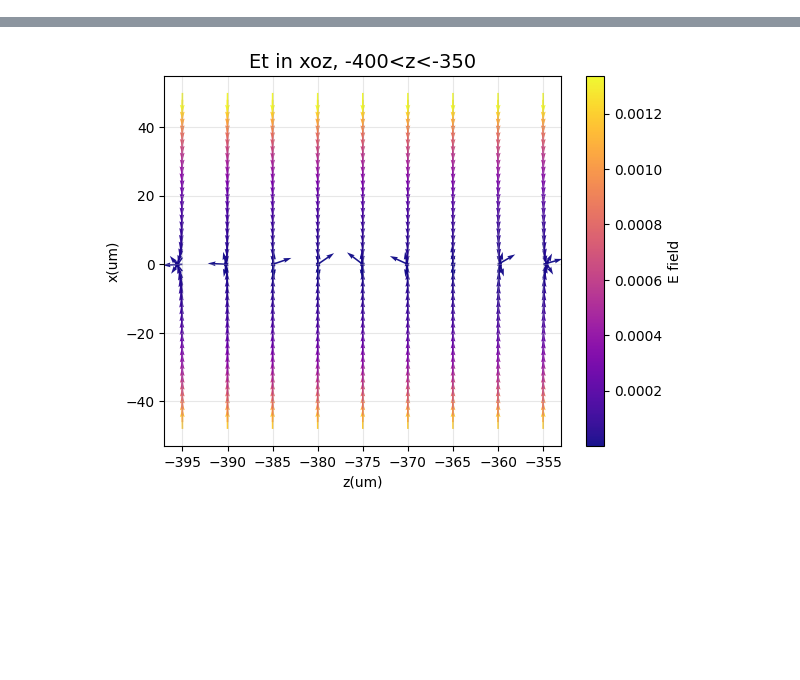
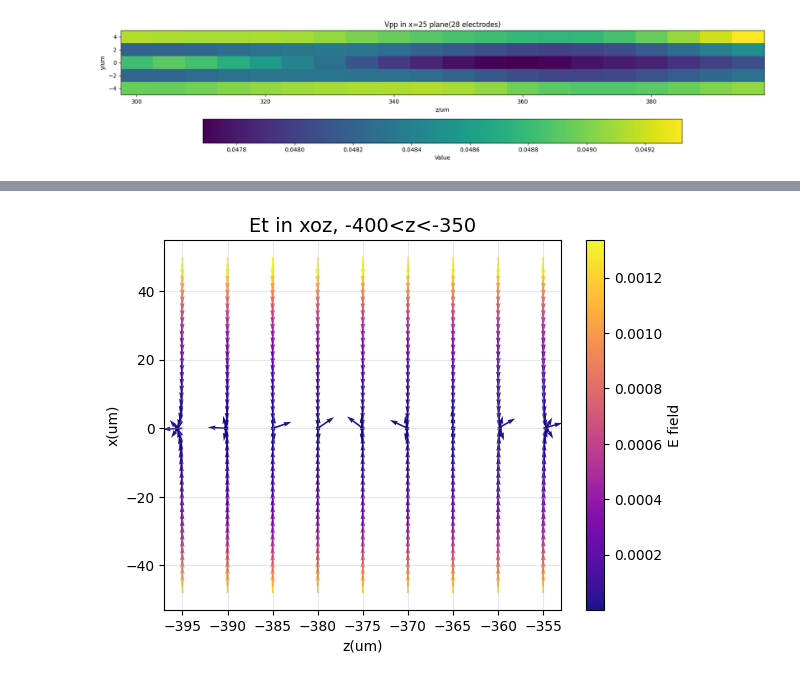
Before and after one commit to ylctql/ion-dynamic-simulation, a Jupyter notebook: src/field.ipynb, the cells around one changed output, grey strips where cells are left out. Saved outputs shown, nothing was run; the diff lists cells and outputs as text; code cells hidden in the pictures; blank space fills up the shorter version.

```diff
--- a/src/field.ipynb
+++ b/src/field.ipynb
@@ -173,0 +197,23 @@ plt.show()
+# %%
+# yoz plane
+coord_x = basis.coordinate_um[0]
+coord_y = basis.coordinate_um[1]
+coord_z = basis.coordinate_um[2]
+# mask_x = (coord_x>-bound) & (coord_x<bound)
+mask_y = (coord_y>-5) & (coord_y<5)
+mask_z = (coord_z<400) & (coord_z>=300)
+# x_mid = int(np.ceil(shape[0]/2))
+x_target = np.argmin(np.abs(coord_x-25))    #找到离x=20最近的x
+Vpp_x0 = Vpp[x_target, :, :][np.ix_(mask_y, mask_z)]
+Vs_x0 = Vs[x_target, :, :][np.ix_(mask_y, mask_z)]
+Vt_x0 = Vpp_x0 + Vs_x0
+plt.figure(figsize=(20, 5))
+pc = plt.pcolormesh(coord_z[mask_z], coord_y[mask_y], Vpp_x0, shading='auto', cmap='viridis')
+plt.colorbar(pc, label='Value', orientation='horizontal')
+plt.xlabel('z/um')
+plt.ylabel('y/um')
+plt.title('Vpp in x=25 plane(28 electrodes)')
+plt.gca().set_aspect("equal")
+plt.show()
+# %% [output]
+[figure, added]
```
Also changed, not shown: parts of 5 cells of this notebook, 11 other files.
